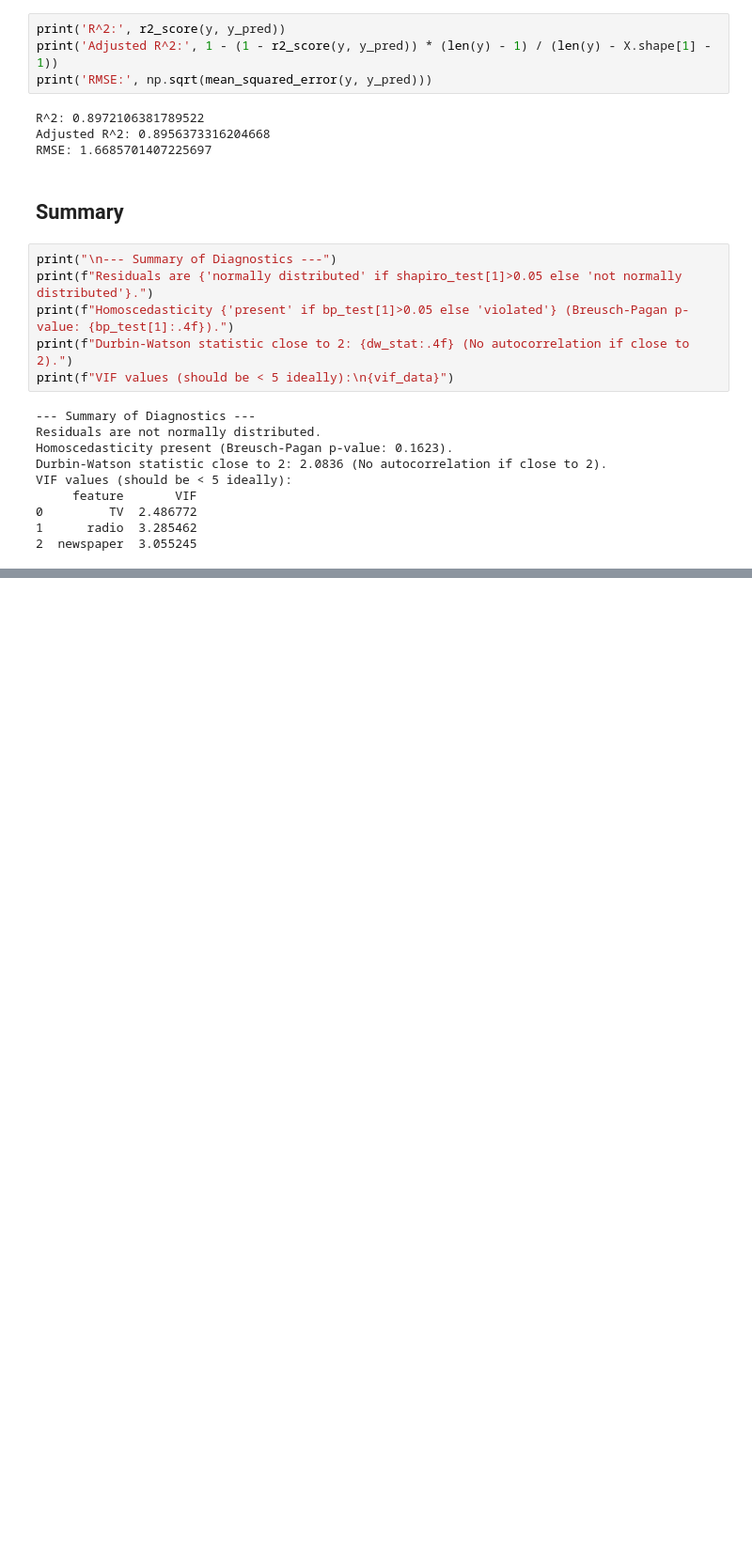
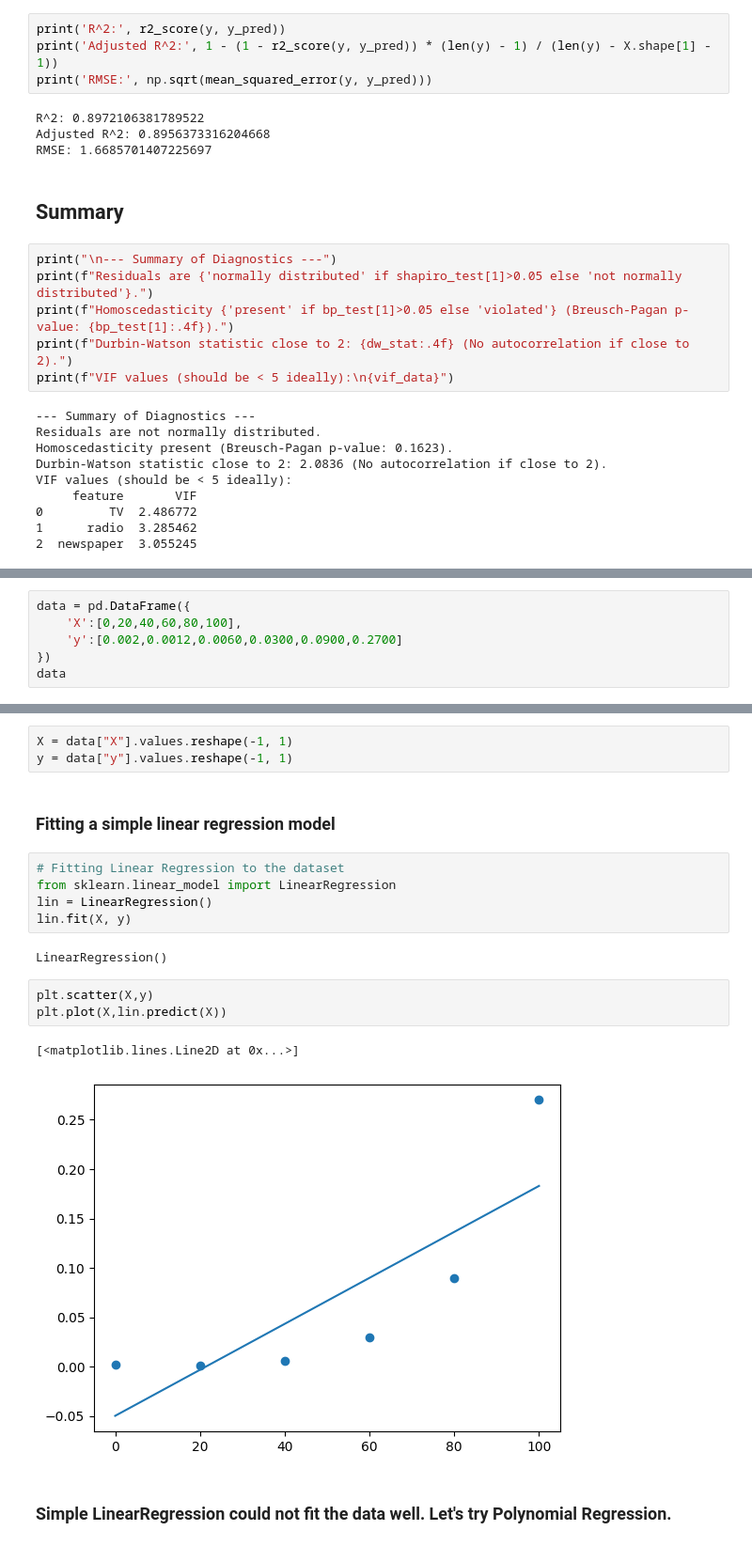
Before and after one commit to Data200-MaySession/data-200, a Jupyter notebook: week-1/RegressionWithDiagnostics.ipynb, the cells around one changed output, grey strips where cells are left out. Shown at 94% size. Drawn from its saved outputs; the diff is of its cells as text; blank space fills up the shorter version.

```diff
--- a/week-1/RegressionWithDiagnostics.ipynb
+++ b/week-1/RegressionWithDiagnostics.ipynb
@@ -178,0 +205,6 @@ VIF values (should be < 5 ideally):
+# %%
+data = pd.DataFrame({
+    'X':[0,20,40,60,80,100],
+    'y':[0.002,0.0012,0.0060,0.0300,0.0900,0.2700]
+})
+data
@@ -178,0 +219,20 @@ VIF values (should be < 5 ideally):
+# %%
+X = data["X"].values.reshape(-1, 1)
+y = data["y"].values.reshape(-1, 1)
+# %% [markdown]
+### Fitting a simple linear regression model
+# %%
+# Fitting Linear Regression to the dataset
+from sklearn.linear_model import LinearRegression
+lin = LinearRegression()
+lin.fit(X, y)
+# %% [output]
+LinearRegression()
+# %%
+plt.scatter(X,y)
+plt.plot(X,lin.predict(X))
+# %% [output]
+[<matplotlib.lines.Line2D at 0x...>]
+[figure, added]
+# %% [markdown]
+### Simple LinearRegression could not fit the data well. Let's try Polynomial Regression.
```
Also changed, not shown: parts of 9 cells of this notebook, 8 other files.
